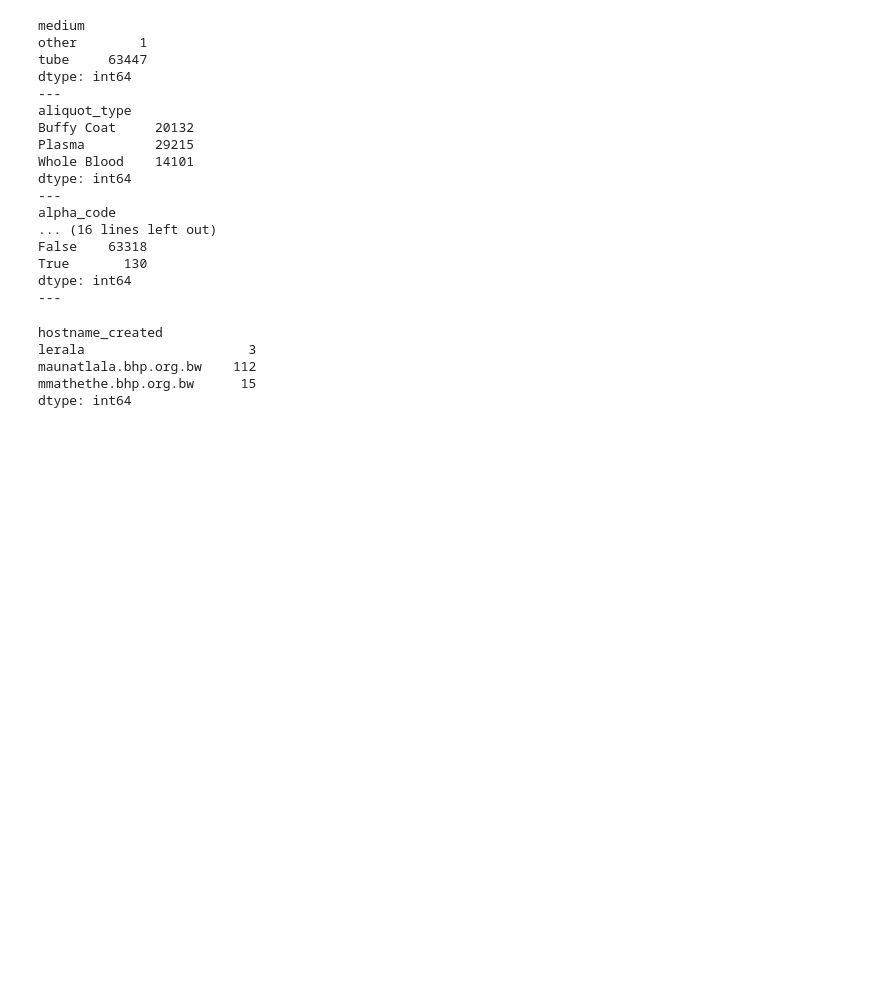
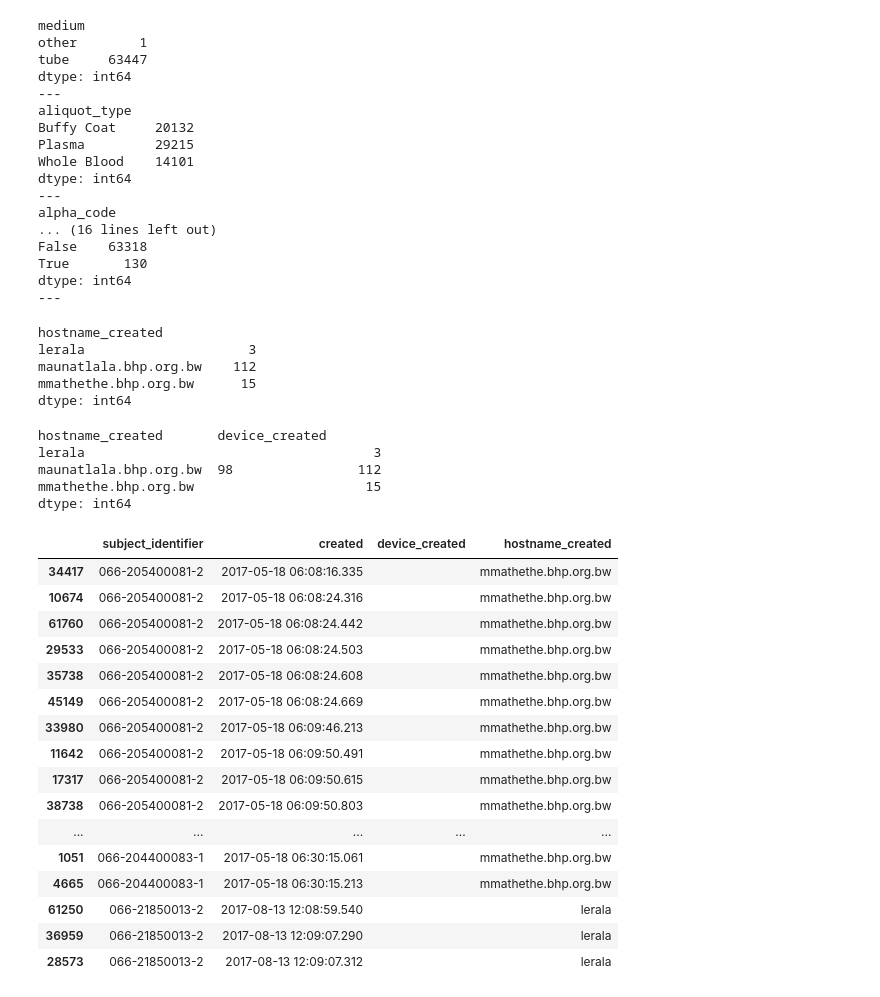
Before and after one commit to botswana-harvard/bcpp-notebooks, a Jupyter notebook: lab.ipynb, the cells around one changed output. Saved outputs shown, nothing was run; the diff lists cells and outputs as text; code cells hidden in the pictures; blank space fills up the shorter version.

```diff
--- a/lab.ipynb
+++ b/lab.ipynb
@@ -297,6 +299,35 @@ lerala                     3
 maunatlala.bhp.org.bw    112
 mmathethe.bhp.org.bw      15
 dtype: int64
+# %%
+df1.groupby(['hostname_created', 'device_created']).size()
+# %% [output]
+hostname_created       device_created
+lerala                                     3
+maunatlala.bhp.org.bw  98                112
+mmathethe.bhp.org.bw                      15
+dtype: int64
+# %%
+df2 = df1[df1['device_created'] == '']
+df2[['subject_identifier', 'created', 'device_created', 'hostname_created']]
+# %% [output]
+|  | subject_identifier | created | device_created | hostname_created |
+| 34417 | 066-205400081-2 | 2017-05-18 06:08:16.335 |  | mmathethe.bhp.org.bw |
+| 10674 | 066-205400081-2 | 2017-05-18 06:08:24.316 |  | mmathethe.bhp.org.bw |
+| 61760 | 066-205400081-2 | 2017-05-18 06:08:24.442 |  | mmathethe.bhp.org.bw |
+| 29533 | 066-205400081-2 | 2017-05-18 06:08:24.503 |  | mmathethe.bhp.org.bw |
+| 35738 | 066-205400081-2 | 2017-05-18 06:08:24.608 |  | mmathethe.bhp.org.bw |
+| 45149 | 066-205400081-2 | 2017-05-18 06:08:24.669 |  | mmathethe.bhp.org.bw |
+| 33980 | 066-205400081-2 | 2017-05-18 06:09:46.213 |  | mmathethe.bhp.org.bw |
+| 11642 | 066-205400081-2 | 2017-05-18 06:09:50.491 |  | mmathethe.bhp.org.bw |
+| 17317 | 066-205400081-2 | 2017-05-18 06:09:50.615 |  | mmathethe.bhp.org.bw |
+| 38738 | 066-205400081-2 | 2017-05-18 06:09:50.803 |  | mmathethe.bhp.org.bw |
+| ... | ... | ... | ... | ... |
+| 1051 | 066-204400083-1 | 2017-05-18 06:30:15.061 |  | mmathethe.bhp.org.bw |
+| 4665 | 066-204400083-1 | 2017-05-18 06:30:15.213 |  | mmathethe.bhp.org.bw |
+| 61250 | 066-21850013-2 | 2017-08-13 12:08:59.540 |  | lerala |
+| 36959 | 066-21850013-2 | 2017-08-13 12:09:07.290 |  | lerala |
+| 28573 | 066-21850013-2 | 2017-08-13 12:09:07.312 |  | lerala |
 # %%
 missing = [
     '06676M8ZHK02011602',
```
Also changed, not shown: parts of 3 cells of this notebook, 2 other files.
